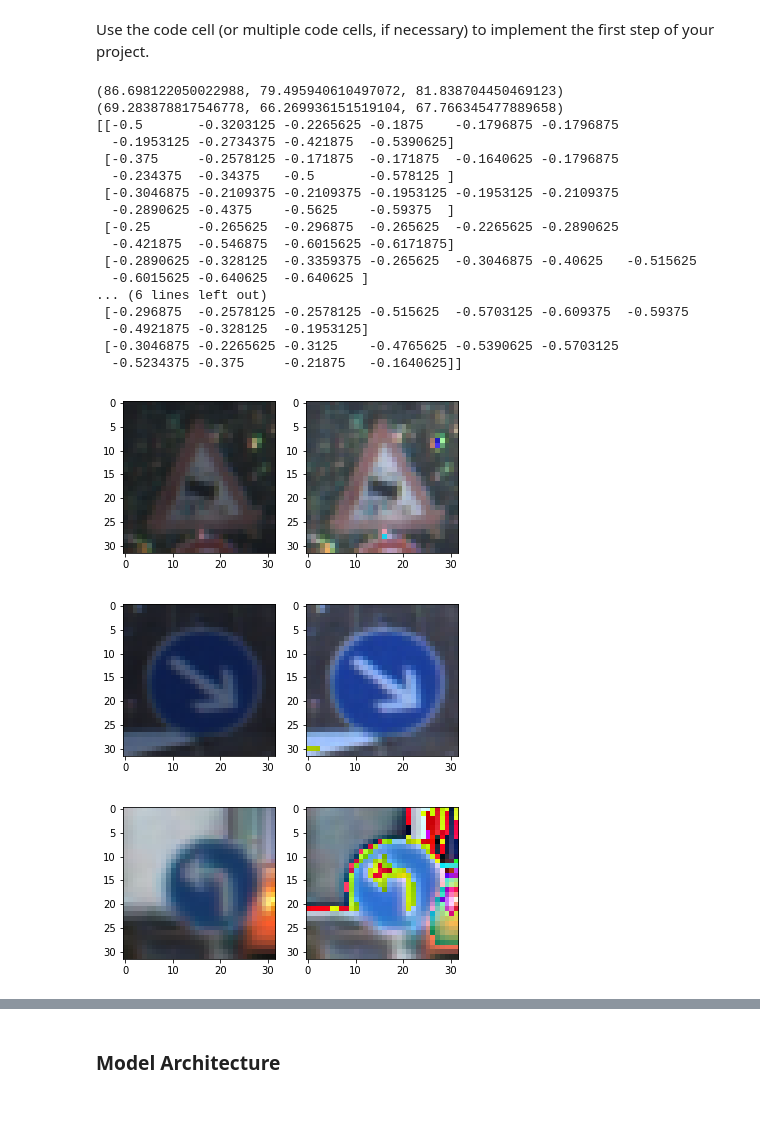
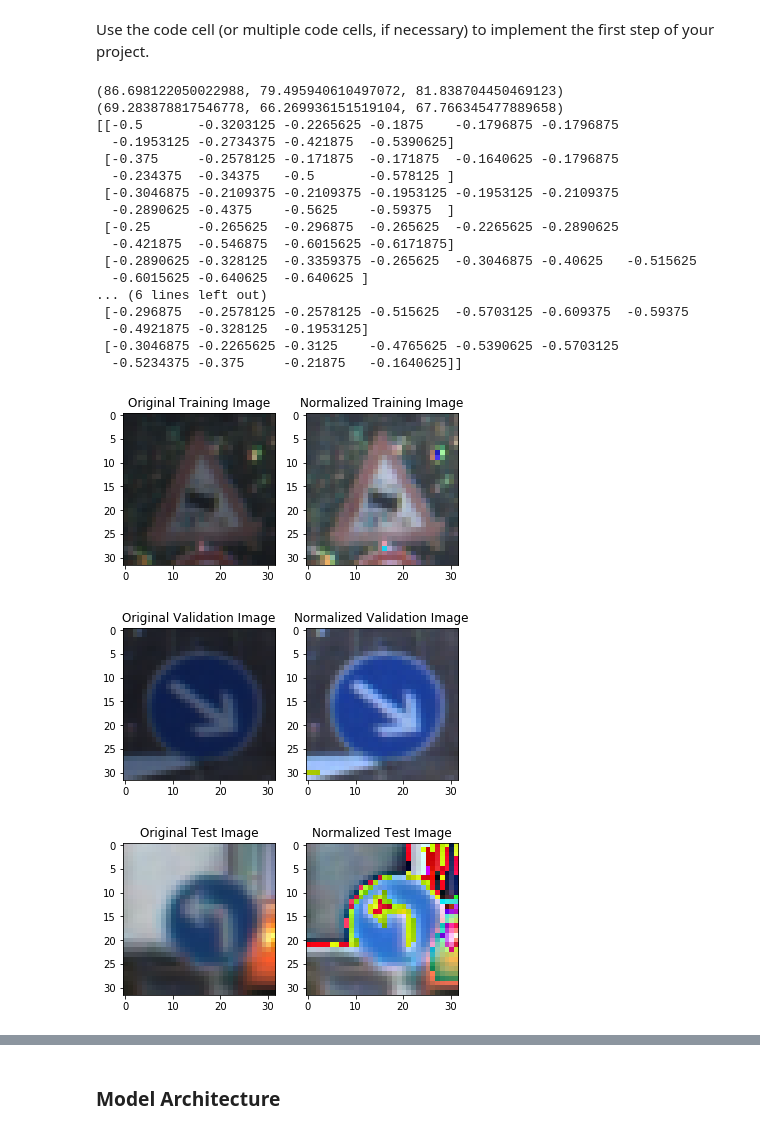
Before and after one commit to jShaoCX/CarND_Project2_Traffic_Signs, a Jupyter notebook: Traffic_Sign_Classifier.ipynb, the cells around one changed output, grey strips where cells are left out. Saved outputs shown, nothing was run; the diff lists cells and outputs as text; code cells hidden in the pictures.

```diff
--- a/Traffic_Sign_Classifier.ipynb
+++ b/Traffic_Sign_Classifier.ipynb
@@ -265,7 +273,9 @@ print(X_train_norm[1,10:20,10:20,0])
 
 fig = plt.figure()
 plt1 = plt.subplot(121)
+plt.title("Original Training Image")
 plt2 = plt.subplot(122)
+plt.title("Normalized Training Image")
 plt1.imshow(X_train[2000])
 plt2.imshow(X_train_norm[2000])
 
@@ -273,7 +283,9 @@ X_valid_norm = normalize_data(X_valid)
 
 fig = plt.figure()
 plt1 = plt.subplot(121)
+plt.title("Original Validation Image")
 plt2 = plt.subplot(122)
+plt.title("Normalized Validation Image")
 plt1.imshow(X_valid[2000])
 plt2.imshow(X_valid_norm[2000])
 
@@ -281,42 +293,44 @@ X_test_norm = normalize_data(X_test)
 
 fig = plt.figure()
 plt1 = plt.subplot(121)
+plt.title("Original Test Image")
 plt2 = plt.subplot(122)
+plt.title("Normalized Test Image")
 plt1.imshow(X_test[2000])
 plt2.imshow(X_test_norm[2000])
 
-#X_train_eq_hist = np.asarray([histogram_equalization_RGB(im) for im in X_train])
-#X_valid_eq_hist = np.asarray([histogram_equalization_RGB(im) for im in X_valid])
-#X_test_eq_hist = np.asarray([histogram_equalization_RGB(im) for im in X_test])
+X_train_eq_hist = np.asarray([histogram_equalization_RGB(im) for im in X_train])
+X_valid_eq_hist = np.asarray([histogram_equalization_RGB(im) for im in X_valid])
+X_test_eq_hist = np.asarray([histogram_equalization_RGB(im) for im in X_test])
 
 #y_train_eq_hist = cp.deepcopy(y_train)
 #y_valid_eq_hist = cp.deepcopy(y_valid)
 #y_test_eq_hist = cp.deepcopy(y_test)
 
 y_train_norm = cp.deepcopy(y_train)
 y_valid_norm = cp.deepcopy(y_valid)
 y_test_norm = cp.deepcopy(y_test)
 # %% [output]
 (86.698122050022988, 79.495940610497072, 81.838704450469123)
 (69.283878817546778, 66.269936151519104, 67.766345477889658)
 [[-0.5       -0.3203125 -0.2265625 -0.1875    -0.1796875 -0.1796875
   -0.1953125 -0.2734375 -0.421875  -0.5390625]
  [-0.375     -0.2578125 -0.171875  -0.171875  -0.1640625 -0.1796875
   -0.234375  -0.34375   -0.5       -0.578125 ]
  [-0.3046875 -0.2109375 -0.2109375 -0.1953125 -0.1953125 -0.2109375
   -0.2890625 -0.4375    -0.5625    -0.59375  ]
  [-0.25      -0.265625  -0.296875  -0.265625  -0.2265625 -0.2890625
   -0.421875  -0.546875  -0.6015625 -0.6171875]
  [-0.2890625 -0.328125  -0.3359375 -0.265625  -0.3046875 -0.40625   -0.515625
   -0.6015625 -0.640625  -0.640625 ]
 ... (6 lines left out)
  [-0.296875  -0.2578125 -0.2578125 -0.515625  -0.5703125 -0.609375  -0.59375
   -0.4921875 -0.328125  -0.1953125]
  [-0.3046875 -0.2265625 -0.3125    -0.4765625 -0.5390625 -0.5703125
   -0.5234375 -0.375     -0.21875   -0.1640625]]
-[figure, old version]
+[figure, new version]
-[figure, old version]
+[figure, new version]
-[figure, old version]
+[figure, new version]
 # %%
 #Data Augmentation Tests
 
```
Also changed, not shown: parts of 11 cells of this notebook, 31 other files.
